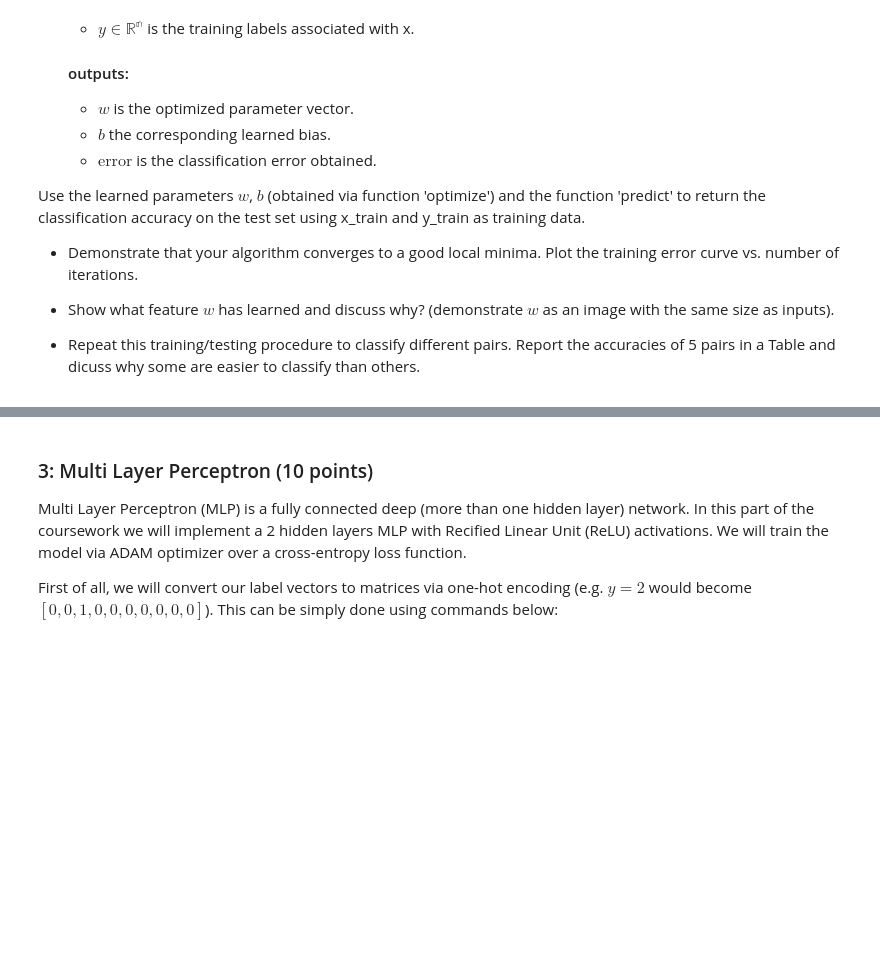
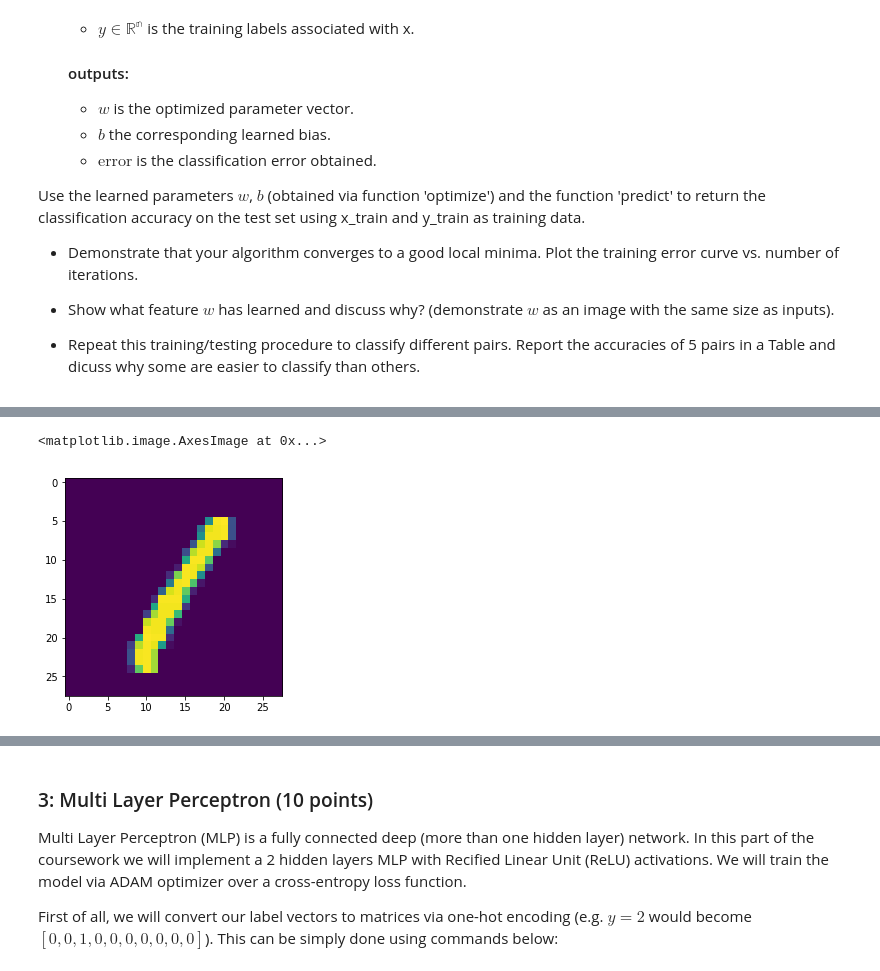
Before and after one commit to MilkyLatte/C3PONets, a Jupyter notebook: CW2_DL.ipynb, the cells around one changed output, grey strips where cells are left out. Cells and saved outputs as stored; diff of their text form; code cells hidden in the pictures; blank space fills up the shorter version.

```diff
--- a/CW2_DL.ipynb
+++ b/CW2_DL.ipynb
@@ -144,0 +175,5 @@ the_w, the_b, training_error = optimize(binary_x_train, binary_y_train)
+# %%
+plt.imshow(binary_x_train[1].reshape(28, 28))
+# %% [output]
+<matplotlib.image.AxesImage at 0x...>
+[figure, added]
```
Also changed, not shown: parts of 8 cells of this notebook.
